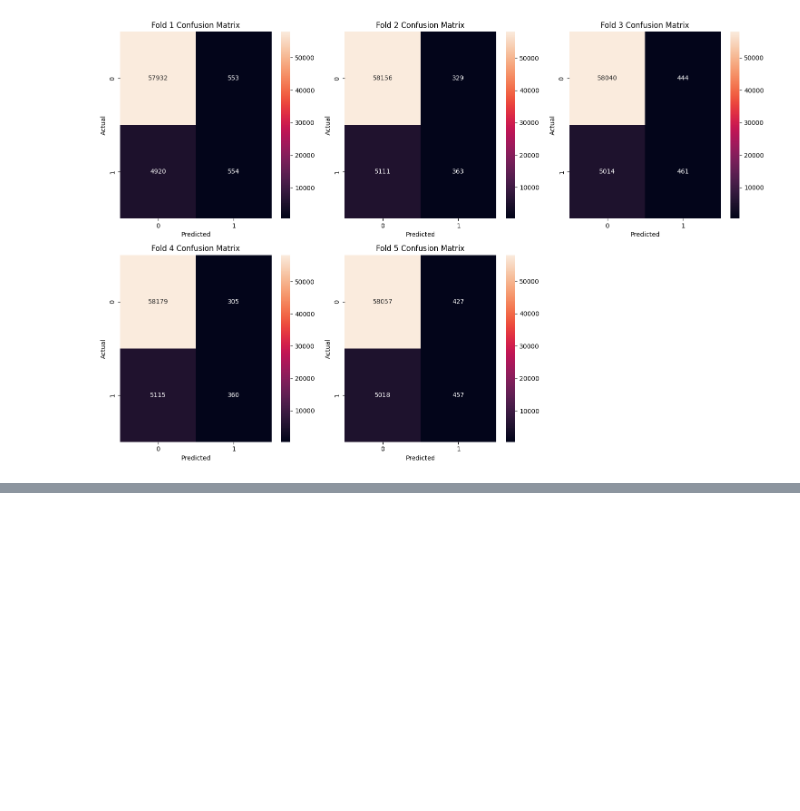
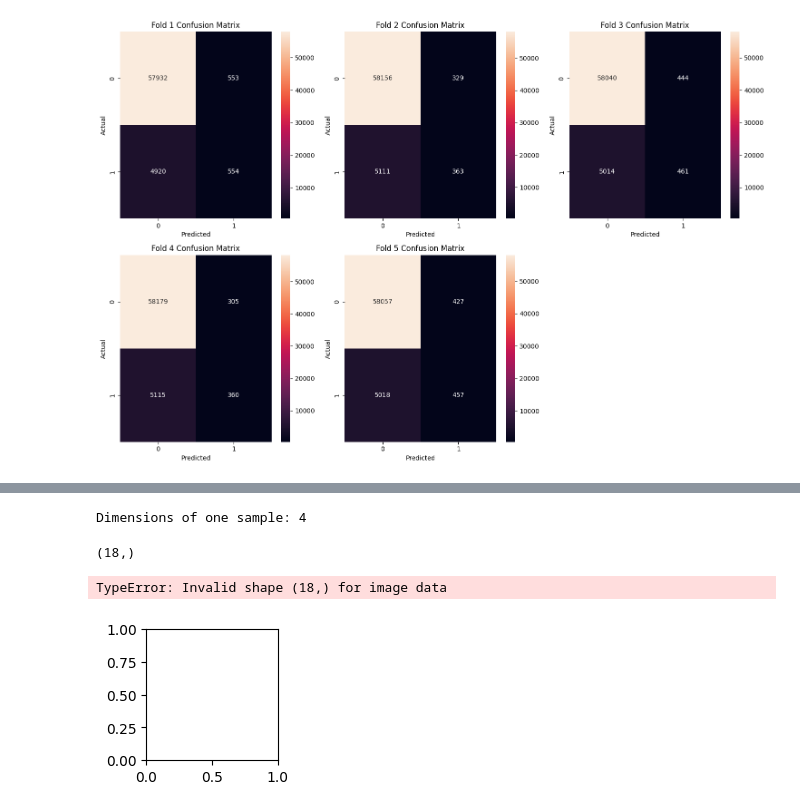
Before and after one commit to yahyamomtaz/Heart-Attack-Project, a Jupyter notebook: Mod_B_colab.ipynb, the cells around one changed output, grey strips where cells are left out. Cells and saved outputs as stored; diff of their text form; code cells hidden in the pictures; blank space fills up the shorter version.

```diff
--- a/Mod_B_colab.ipynb
+++ b/Mod_B_colab.ipynb
@@ -944,0 +1053,41 @@ plot_confusion_matrices(confusion_matrices)
+# %%
+# Determine the dimensions of one sample
+if len(X_train.shape) == 2:
+    # If data is 2D
+    image_dim = int(np.sqrt(X_train.shape[1]))  # Assumes square images
+elif len(X_train.shape) == 3:
+    # If data is 3D and represents images
+    image_dim = X_train.shape[1:]
+
+print(f'Dimensions of one sample: {image_dim}')
+# %% [output]
+Dimensions of one sample: 4
+# %%
+print(X_test[0].shape)
+# %% [output]
+(18,)
+# %%
+decoded_imgs = autoencoder.predict(X_test)
+n = 10  # Number of items to display
+
+plt.figure(figsize=(20, 4))
+for i in range(n):
+    # Display original
+    ax = plt.subplot(2, n, i + 1)
+    plt.plot(X_test[i])
+    plt.title("Original")
+    ax.get_xaxis().set_visible(False)
+    ax.get_yaxis().set_visible(False)
+
+    # Display reconstruction
+    ax = plt.subplot(2, n, i + 1 + n)
+    plt.plot(decoded_imgs[i])
+    plt.title("Reconstructed")
+    ax.get_xaxis().set_visible(False)
+    ax.get_yaxis().set_visible(False)
+
+plt.tight_layout()
+plt.show()
+# %% [output]
+TypeError: Invalid shape (18,) for image data
+[figure, added]
```
Also changed, not shown: parts of 11 cells of this notebook, 2 other files.
